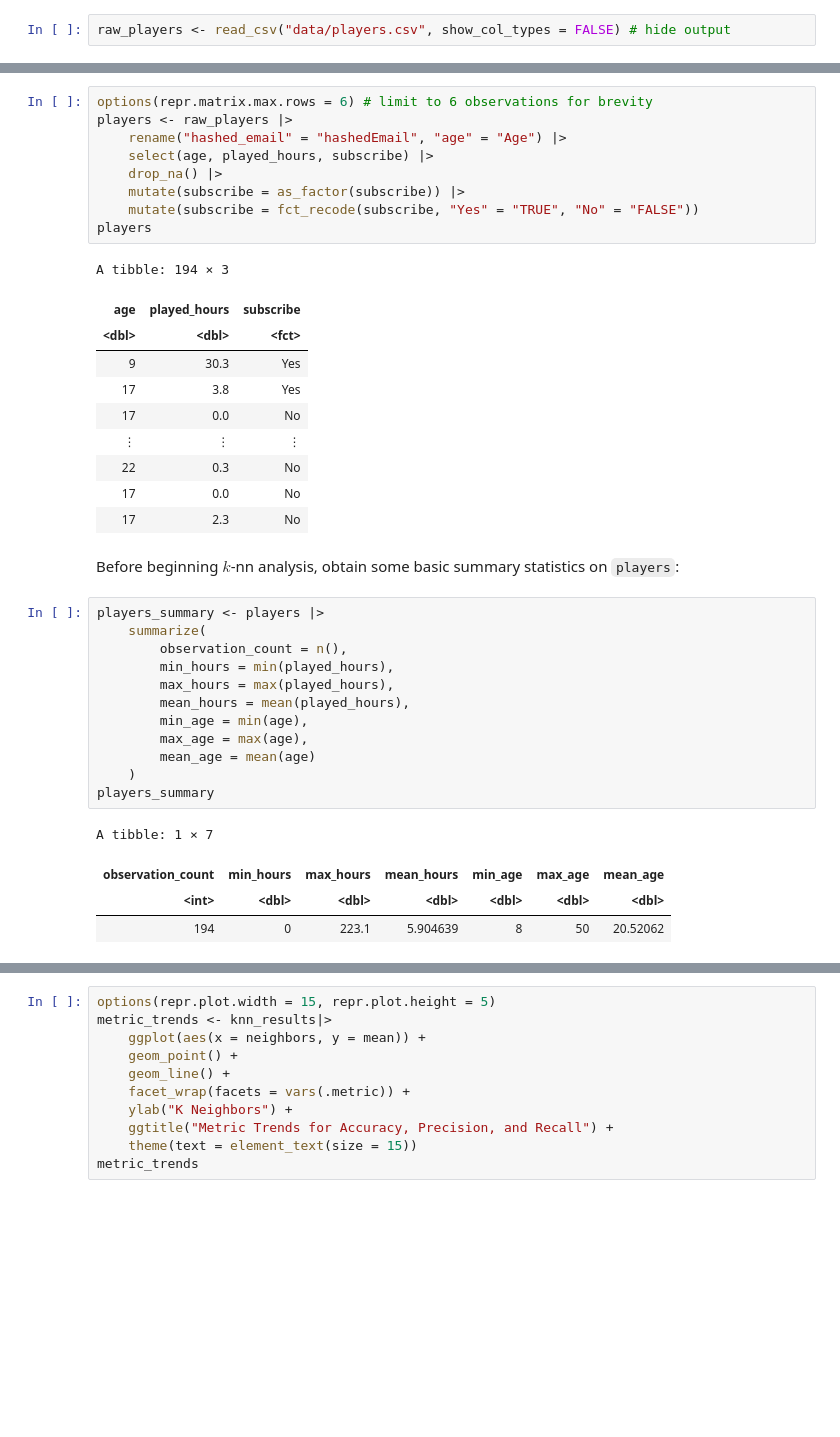
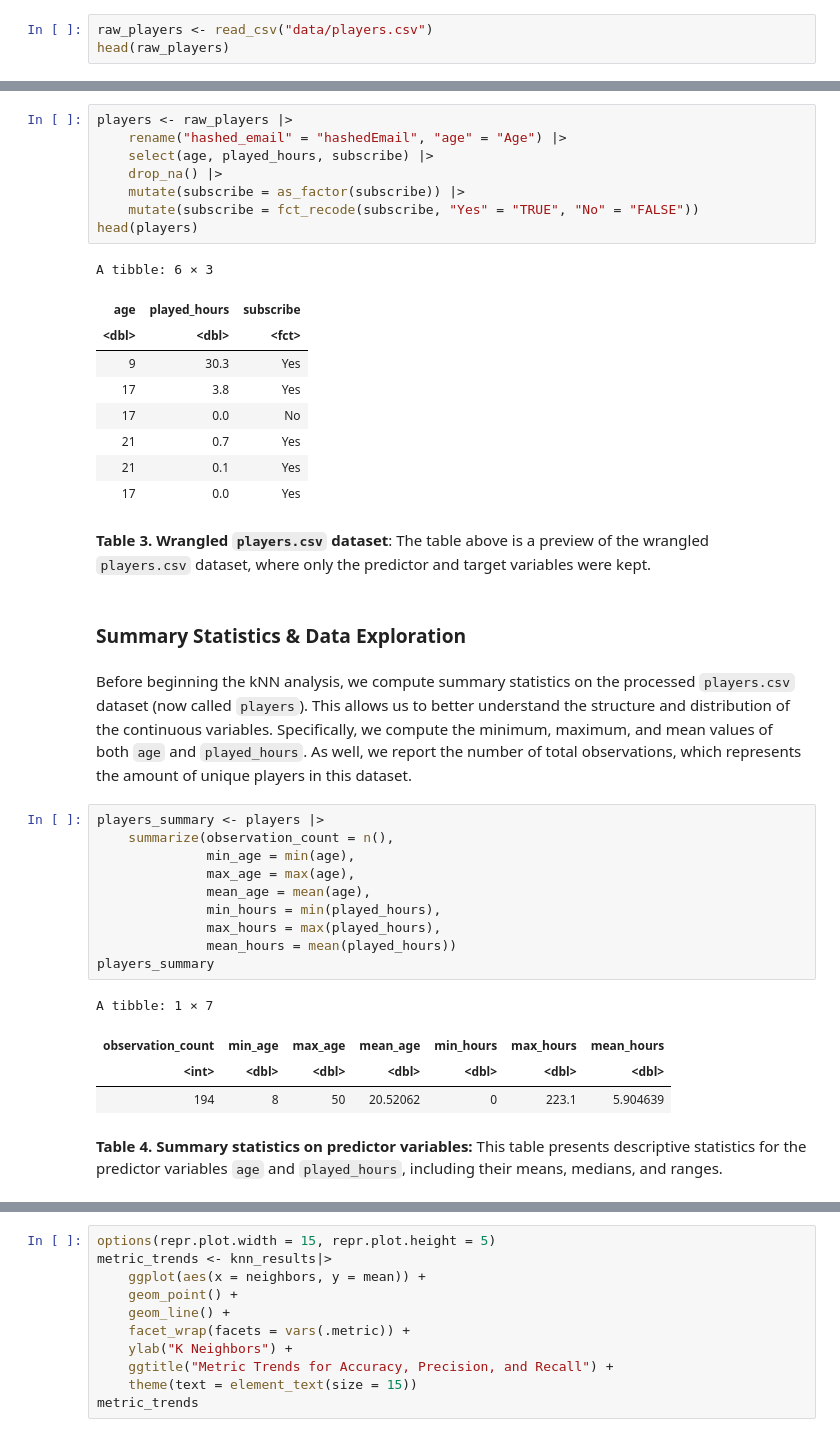
Before and after one commit to evansun06/Player-Prediction-Modelling, a Jupyter notebook: Final_Report.ipynb, the cells around one changed output, grey strips where cells are left out. Saved outputs shown, nothing was run; the diff lists cells and outputs as text; blank space fills up the shorter version.

```diff
--- a/Final_Report.ipynb
+++ b/Final_Report.ipynb
@@ -62,2 +41,3 @@ Begin by loading in the `players.csv` dataset:
 # %%
-raw_players <- read_csv("data/players.csv", show_col_types = FALSE) # hide output
+raw_players <- read_csv("data/players.csv")
+head(raw_players)
@@ -71,40 +79,42 @@ Perform the following wrangling steps to tidy the data and prepare for $k$-neare
 # %%
-options(repr.matrix.max.rows = 6) # limit to 6 observations for brevity
 players <- raw_players |>
     rename("hashed_email" = "hashedEmail", "age" = "Age") |>
     select(age, played_hours, subscribe) |>
     drop_na() |>
     mutate(subscribe = as_factor(subscribe)) |>
     mutate(subscribe = fct_recode(subscribe, "Yes" = "TRUE", "No" = "FALSE"))
-players
+head(players)
 # %% [output]
-A tibble: 194 × 3
+A tibble: 6 × 3
 | age | played_hours | subscribe |
 | <dbl> | <dbl> | <fct> |
 | 9 | 30.3 | Yes |
 | 17 | 3.8 | Yes |
 | 17 | 0.0 | No |
-| ⋮ | ⋮ | ⋮ |
-| 22 | 0.3 | No |
-| 17 | 0.0 | No |
-| 17 | 2.3 | No |
+| 21 | 0.7 | Yes |
+| 21 | 0.1 | Yes |
+| 17 | 0.0 | Yes |
+# %% [markdown]
+**Table 3. Wrangled `players.csv` dataset**: The table above is a preview of the wrangled `players.csv` dataset, where only the predictor and target variables were kept.
+# %% [markdown]
+### **Summary Statistics & Data Exploration**
 # %% [markdown]
-Before beginning $k$-nn analysis, obtain some basic summary statistics on `players`:
+Before beginning the kNN analysis, we compute summary statistics on the processed `players.csv` dataset (now called `players`). This allows us to better understand the structure and distribution of the continuous variables. Specifically, we compute the minimum, maximum, and mean values of both `age` and `played_hours`. As well, we report the number of total observations, which represents the amount of unique players in this dataset.
 # %%
 players_summary <- players |>
-    summarize(
-        observation_count = n(),
-    	min_hours = min(played_hours),
-    	max_hours = max(played_hours),
-    	mean_hours = mean(played_hours),
-    	min_age = min(age),
-    	max_age = max(age),
-    	mean_age = mean(age)
-    )
+    summarize(observation_count = n(),
+    	      min_age = min(age),
+    	      max_age = max(age),
+    	      mean_age = mean(age),
+              min_hours = min(played_hours),
+    	      max_hours = max(played_hours),
+    	      mean_hours = mean(played_hours))
 players_summary
 # %% [output]
 A tibble: 1 × 7
-| observation_count | min_hours | max_hours | mean_hours | min_age | max_age | mean_age |
+| observation_count | min_age | max_age | mean_age | min_hours | max_hours | mean_hours |
 | <int> | <dbl> | <dbl> | <dbl> | <dbl> | <dbl> | <dbl> |
-| 194 | 0 | 223.1 | 5.904639 | 8 | 50 | 20.52062 |
+| 194 | 8 | 50 | 20.52062 | 0 | 223.1 | 5.904639 |
+# %% [markdown]
+**Table 4. Summary statistics on predictor variables:** This table presents descriptive statistics for the predictor variables `age` and `played_hours`, including their means, medians, and ranges.
 # %% [markdown]
```
Also changed, not shown: parts of 66 cells of this notebook.
